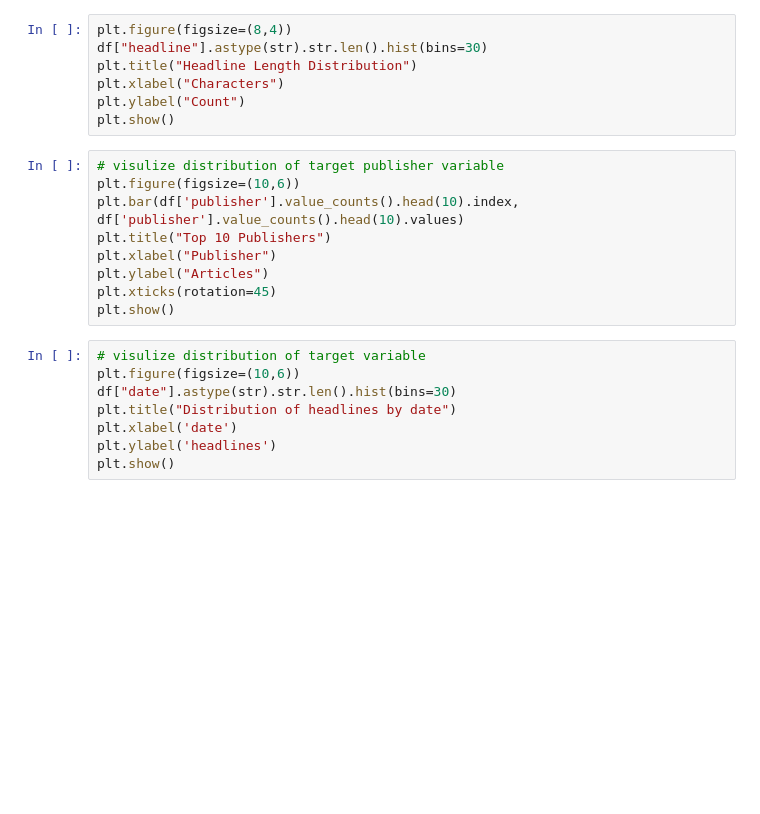
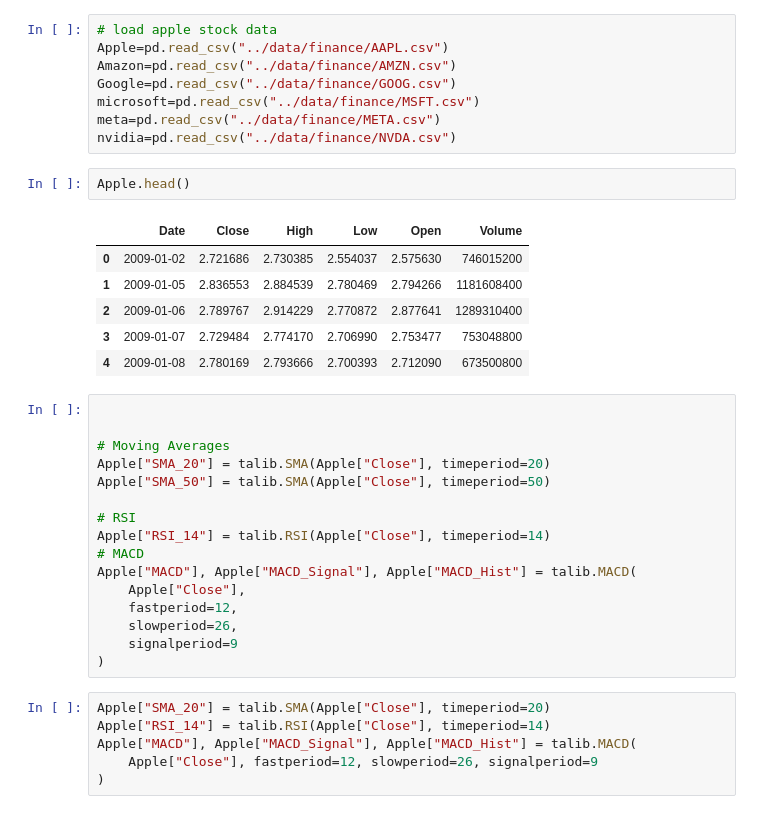
Before and after one commit to Hakima-Muktar/NovaFinancialSolutions, a Jupyter notebook: notebook/Quantitative analysis.ipynb, the cells around one changed output. Drawn from its saved outputs; the diff is of its cells as text; blank space fills up the shorter version.

```diff
--- a/notebook/Quantitative analysis.ipynb
+++ b/notebook/Quantitative analysis.ipynb
@@ -44,24 +6,39 @@ plt.show()
-# %%
-plt.figure(figsize=(8,4))
-df["headline"].astype(str).str.len().hist(bins=30)
-plt.title("Headline Length Distribution")
-plt.xlabel("Characters")
-plt.ylabel("Count")
-plt.show()
-# %%
-# visulize distribution of target publisher variable
-plt.figure(figsize=(10,6))
-plt.bar(df['publisher'].value_counts().head(10).index, df['publisher'].value_counts().head(10).values)
-plt.title("Top 10 Publishers")
-plt.xlabel("Publisher")
-plt.ylabel("Articles")
-plt.xticks(rotation=45)
-plt.show()
-# %%
-# visulize distribution of target variable
-plt.figure(figsize=(10,6))
-df["date"].astype(str).str.len().hist(bins=30)
-plt.title("Distribution of headlines by date")
-plt.xlabel('date')
-plt.ylabel('headlines')
-plt.show()
+# %%
+# load apple stock data
+Apple=pd.read_csv("../data/finance/AAPL.csv")
+Amazon=pd.read_csv("../data/finance/AMZN.csv")
+Google=pd.read_csv("../data/finance/GOOG.csv")
+microsoft=pd.read_csv("../data/finance/MSFT.csv")
+meta=pd.read_csv("../data/finance/META.csv")
+nvidia=pd.read_csv("../data/finance/NVDA.csv")
+# %%
+Apple.head()
+# %% [output]
+|  | Date | Close | High | Low | Open | Volume |
+| 0 | 2009-01-02 | 2.721686 | 2.730385 | 2.554037 | 2.575630 | 746015200 |
+| 1 | 2009-01-05 | 2.836553 | 2.884539 | 2.780469 | 2.794266 | 1181608400 |
+| 2 | 2009-01-06 | 2.789767 | 2.914229 | 2.770872 | 2.877641 | 1289310400 |
+| 3 | 2009-01-07 | 2.729484 | 2.774170 | 2.706990 | 2.753477 | 753048800 |
+| 4 | 2009-01-08 | 2.780169 | 2.793666 | 2.700393 | 2.712090 | 673500800 |
+# %%
+
+
+# Moving Averages
+Apple["SMA_20"] = talib.SMA(Apple["Close"], timeperiod=20)
+Apple["SMA_50"] = talib.SMA(Apple["Close"], timeperiod=50)
+
+# RSI
+Apple["RSI_14"] = talib.RSI(Apple["Close"], timeperiod=14)
+# MACD
+Apple["MACD"], Apple["MACD_Signal"], Apple["MACD_Hist"] = talib.MACD(
+    Apple["Close"],
+    fastperiod=12,
+    slowperiod=26,
+    signalperiod=9
+)
+# %%
+Apple["SMA_20"] = talib.SMA(Apple["Close"], timeperiod=20)
+Apple["RSI_14"] = talib.RSI(Apple["Close"], timeperiod=14)
+Apple["MACD"], Apple["MACD_Signal"], Apple["MACD_Hist"] = talib.MACD(
+	Apple["Close"], fastperiod=12, slowperiod=26, signalperiod=9
+)
```
Also changed, not shown: parts of 13 cells of this notebook, 1 other file.
